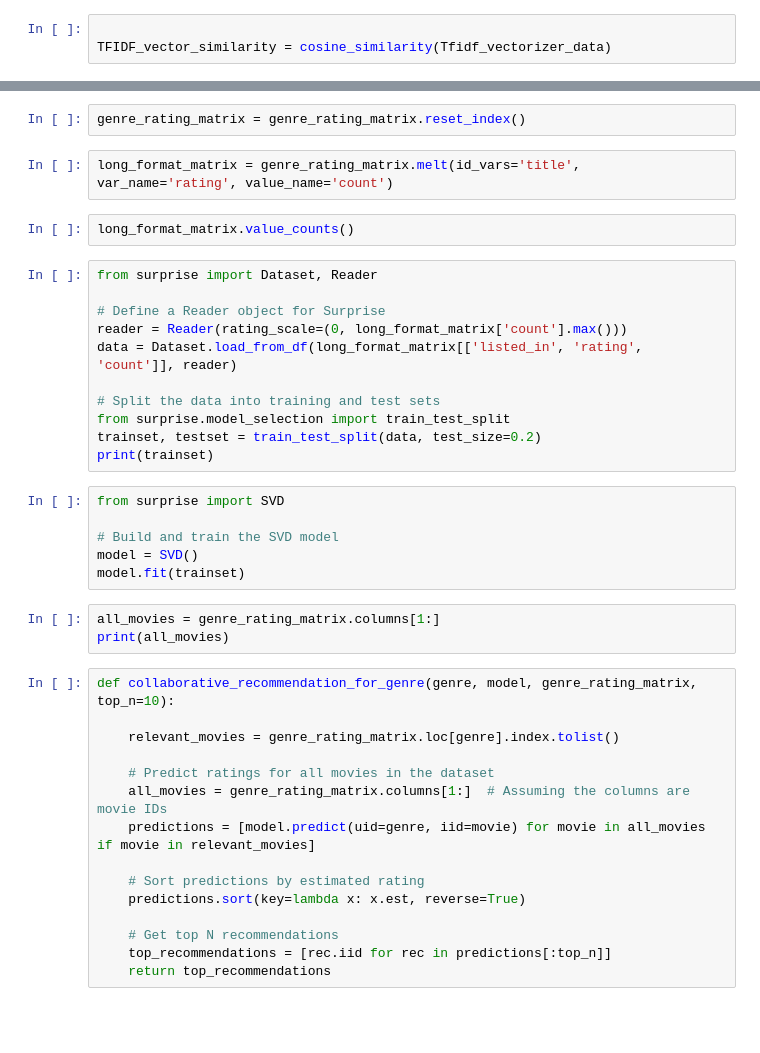
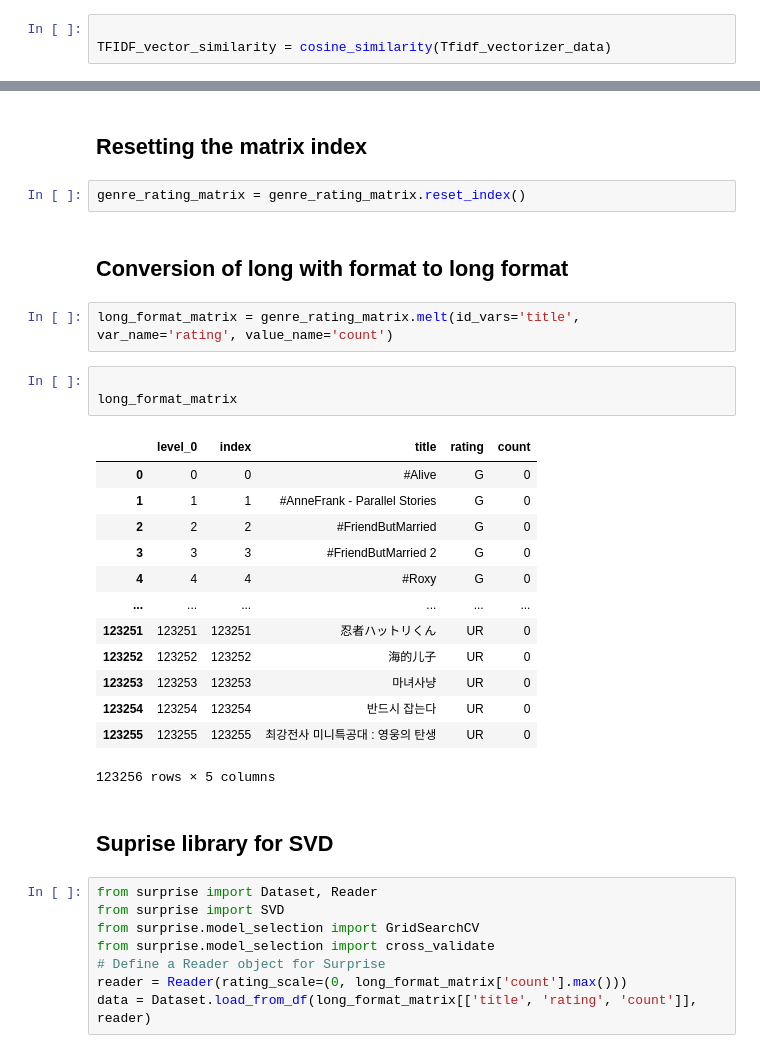
Before and after one commit to sajinamatya/Hybrid-Recommendation-System-For-Movies, a Jupyter notebook: Hybrid_Moive_Recommender.ipynb, the cells around one changed output, grey strips where cells are left out. Saved outputs shown, nothing was run; the diff lists cells and outputs as text; blank space fills up the shorter version.

```diff
--- a/Hybrid_Moive_Recommender.ipynb
+++ b/Hybrid_Moive_Recommender.ipynb
@@ -397,41 +422,35 @@ print(genre_rating_matrix.head())
+# %% [markdown]
+## Resetting the matrix index
 # %%
 genre_rating_matrix = genre_rating_matrix.reset_index()
+# %% [markdown]
+## Conversion of long with format to long format
 # %%
 long_format_matrix = genre_rating_matrix.melt(id_vars='title', var_name='rating', value_name='count')
-# %%
-long_format_matrix.value_counts()
+# %%
+
+long_format_matrix
+# %% [output]
+|  | level_0 | index | title | rating | count |
+| 0 | 0 | 0 | #Alive | G | 0 |
+| 1 | 1 | 1 | #AnneFrank - Parallel Stories | G | 0 |
+| 2 | 2 | 2 | #FriendButMarried | G | 0 |
+| 3 | 3 | 3 | #FriendButMarried 2 | G | 0 |
+| 4 | 4 | 4 | #Roxy | G | 0 |
+| ... | ... | ... | ... | ... | ... |
+| 123251 | 123251 | 123251 | 忍者ハットリくん | UR | 0 |
+| 123252 | 123252 | 123252 | 海的儿子 | UR | 0 |
+| 123253 | 123253 | 123253 | 마녀사냥 | UR | 0 |
+| 123254 | 123254 | 123254 | 반드시 잡는다 | UR | 0 |
+| 123255 | 123255 | 123255 | 최강전사 미니특공대 : 영웅의 탄생 | UR | 0 |
+123256 rows × 5 columns
+# %% [markdown]
+## Suprise library for SVD
 # %%
 from surprise import Dataset, Reader
-
+from surprise import SVD
+from surprise.model_selection import GridSearchCV
+from surprise.model_selection import cross_validate
 # Define a Reader object for Surprise
 reader = Reader(rating_scale=(0, long_format_matrix['count'].max()))
-data = Dataset.load_from_df(long_format_matrix[['listed_in', 'rating', 'count']], reader)
-
-# Split the data into training and test sets
-from surprise.model_selection import train_test_split
-trainset, testset = train_test_split(data, test_size=0.2)
-print(trainset)
+data = Dataset.load_from_df(long_format_matrix[['title', 'rating', 'count']], reader)
-# %%
-from surprise import SVD
-
-# Build and train the SVD model
-model = SVD()
-model.fit(trainset)
-# %%
-all_movies = genre_rating_matrix.columns[1:]
-print(all_movies)
-# %%
-def collaborative_recommendation_for_genre(genre, model, genre_rating_matrix, top_n=10):
-
-    relevant_movies = genre_rating_matrix.loc[genre].index.tolist()
-
-    # Predict ratings for all movies in the dataset
-    all_movies = genre_rating_matrix.columns[1:]  # Assuming the columns are movie IDs
-    predictions = [model.predict(uid=genre, iid=movie) for movie in all_movies if movie in relevant_movies]
-
-    # Sort predictions by estimated rating
-    predictions.sort(key=lambda x: x.est, reverse=True)
-
-    # Get top N recommendations
-    top_recommendations = [rec.iid for rec in predictions[:top_n]]
-    return top_recommendations
```
Also changed, not shown: parts of 27 cells of this notebook.
